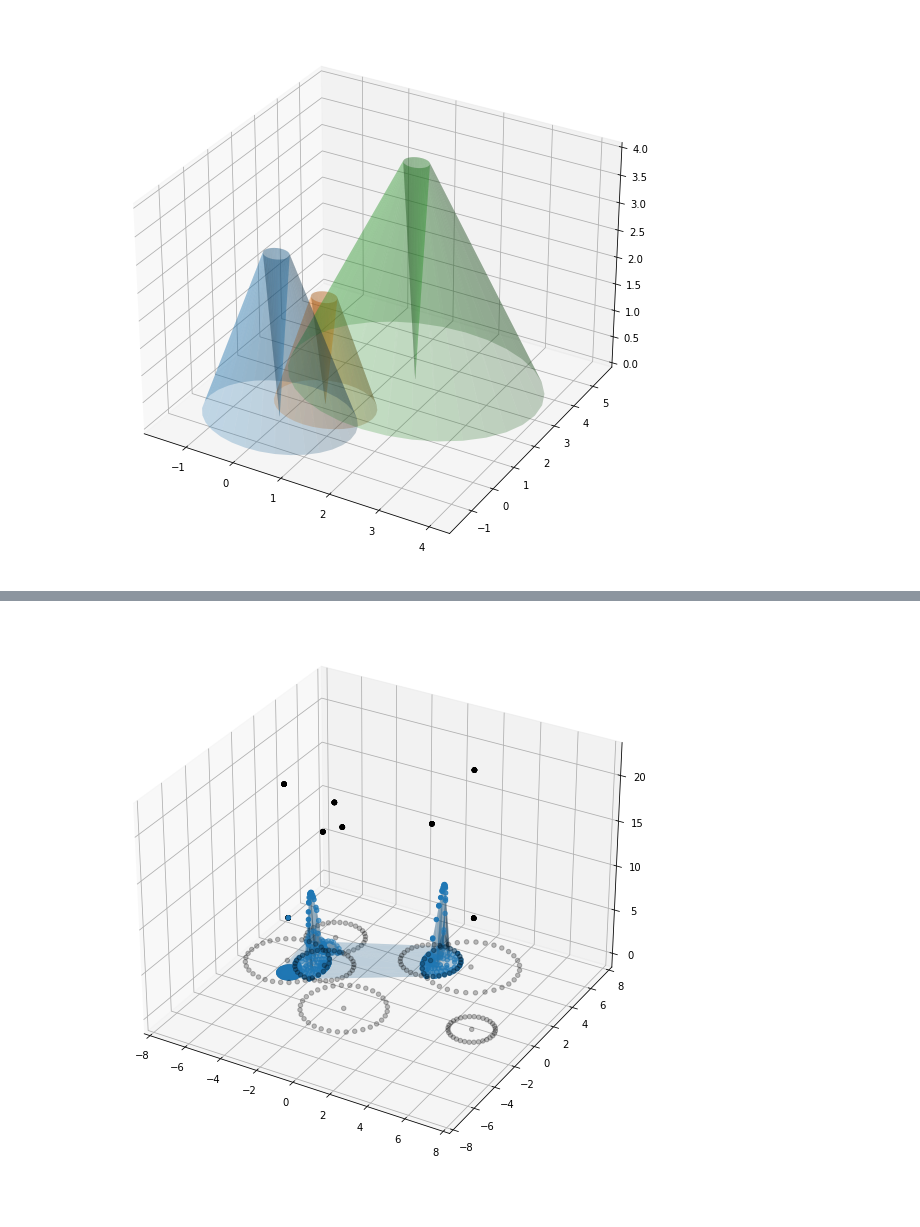
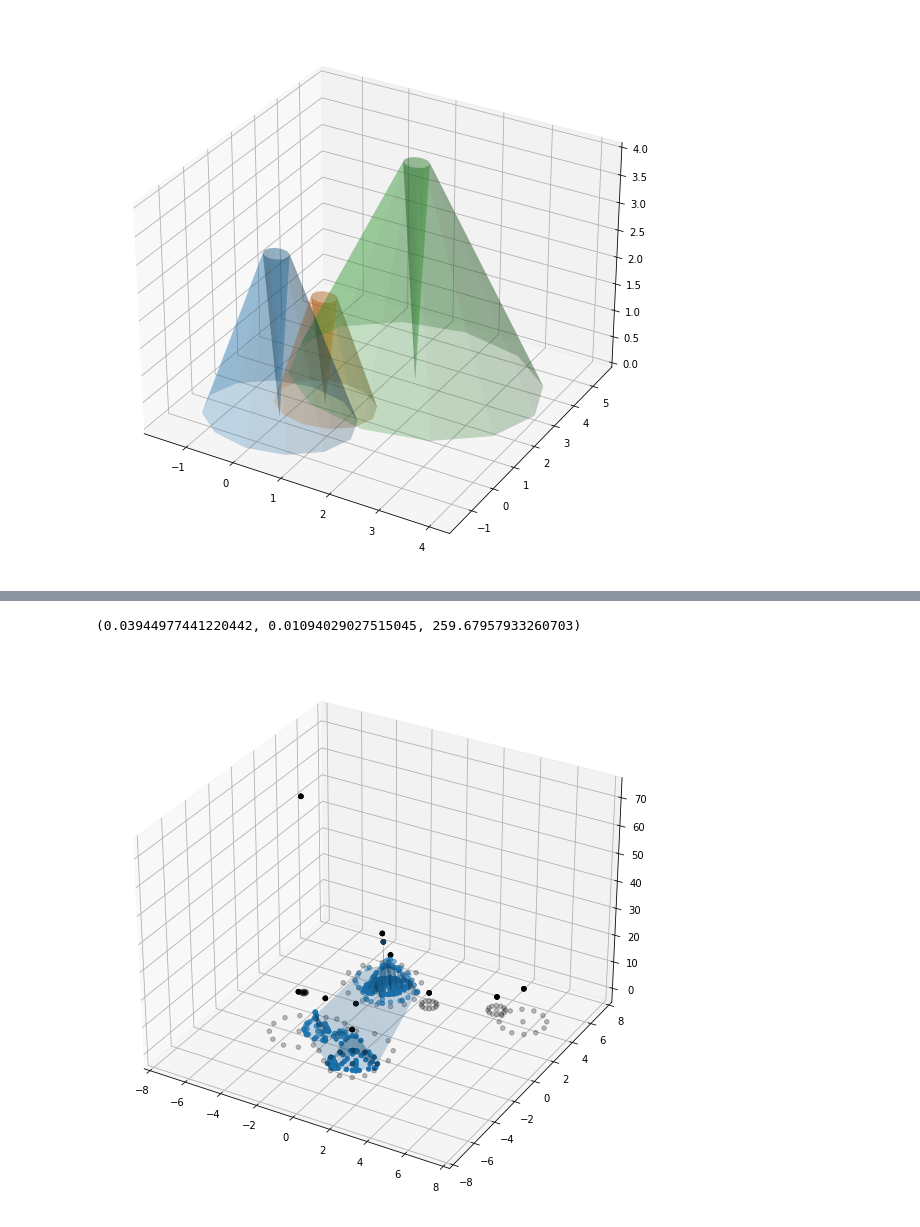
Before and after one commit to mwdjones/forest-canopy-model, a Jupyter notebook: 01_pymesh-test.ipynb, the cells around one changed output, grey strips where cells are left out. Cells and saved outputs as stored; diff of their text form; code cells hidden in the pictures.

```diff
--- a/01_pymesh-test.ipynb
+++ b/01_pymesh-test.ipynb
@@ -15,9 +16,9 @@ def rotate_origin_only(x, y, radians):
 
     return xx, yy
 # %%
-tree1 = pymesh.generate_cylinder((0, 0, 0), (0, 0, 3), 1.5, 0.25, 32)
-tree2 = pymesh.generate_cylinder((0.5, 1, 0), (0.5, 1, 2), 1, 0.25, 32)
-tree3 = pymesh.generate_cylinder((1.5, 3, 0), (1.5, 3, 4), 2.5, 0.25, 32)
+tree1 = pymesh.generate_cylinder((0, 0, 0), (0, 0, 3), 1.5, 0.25, 12)
+tree2 = pymesh.generate_cylinder((0.5, 1, 0), (0.5, 1, 2), 1, 0.25, 12)
+tree3 = pymesh.generate_cylinder((1.5, 3, 0), (1.5, 3, 4), 2.5, 0.25, 12)
 # %%
 fig = plt.figure(figsize = (12,10))
 ax = plt.axes(projection='3d')
@@ -69,0 +86,11 @@ for i in (1, len(intersects) - 1):
+# %%
+%%time
+'''Compute Intersection of Trees'''
+trees = [tree1, tree2, tree3]
+treeComb = itertools.combinations(trees, 2)
+
+#loop
+intersects = [pymesh.boolean(i, j, 'intersection') for (i, j) in treeComb]
+
+#merge
+ints = pymesh.CSGTree({"union": [{"mesh": mesh} for mesh in intersects]})
@@ -125,7 +170,7 @@ def createTree(dbh, dist, con, ba, hi):
     xx, yy = rotate_origin_only(dist, 0, deg)
 
     #create point
-    return pymesh.generate_cylinder((xx, yy, 0), (xx, yy, height), crown, 0, 32)
+    return pymesh.generate_cylinder((xx, yy, 0), (xx, yy, height), crown, 0, 12)
 # %%
 '''Combine into function'''
 
@@ -174,19 +219,23 @@ def simulateSite3D(n, distMu, distSigma, dbhMu, dbhSigma, pCon, plots = False):
 
     #Step 3: Calculate total overlap
     #Collect intersections recursively
-    intersects = []
-    for i in range(len(trees)):
-        for j in range(i):
-            intersects.append(pymesh.boolean(trees[i], trees[j], 'intersection'))
+    #intersects = []
+    #for i in range(len(trees)):
+    #    for j in range(i):
+    #        intersects.append(pymesh.boolean(trees[i], trees[j], 'intersection'))
 
     #merge
-    ints = intersects[0]
-    for i in range(1, len(intersects)):
-        ints = pymesh.boolean(ints, intersects[i], 'union')
+    #ints = intersects[0]
+    #for i in range(1, len(intersects)):
+    #    ints = pymesh.boolean(ints, intersects[i], 'union')
+    treeComb = itertools.combinations(trees, 2)
+    intersects = [pymesh.boolean(i, j, 'intersection') for (i, j) in treeComb]
 
+    #merge
+    ints = pymesh.CSGTree({"union": [{"mesh": mesh} for mesh in intersects]})
 
     #Clip
-    int_clipped = pymesh.boolean(ints, site, 'intersection')
+    int_clipped = pymesh.boolean(ints.mesh, site, 'intersection')
     poverlap = float(int_clipped.volume/site.volume)
 
     #Step 4: Plot
@@ -217,5 +266,6 @@ def simulateSite3D(n, distMu, distSigma, dbhMu, dbhSigma, pCon, plots = False):
 
     return pcoverage, poverlap, tot
 # %%
-simulateSite3D(8, 4.2, 1.4, 22.8, 10.5, 0.11, plots = True)
+%%time
+simulateSite3D(12, 4.2, 1.4, 22.8, 10.5, 0.11, plots = True)
 # %% [output]
@@ -223 +274,2 @@ simulateSite3D(8, 4.2, 1.4, 22.8, 10.5, 0.11, plots = True)
+(0.03944977441220442, 0.01094029027515045, 259.67957933260703)
-[figure, old version]
+[figure, new version]
```
Also changed, not shown: parts of 10 cells of this notebook, 5 other files.
